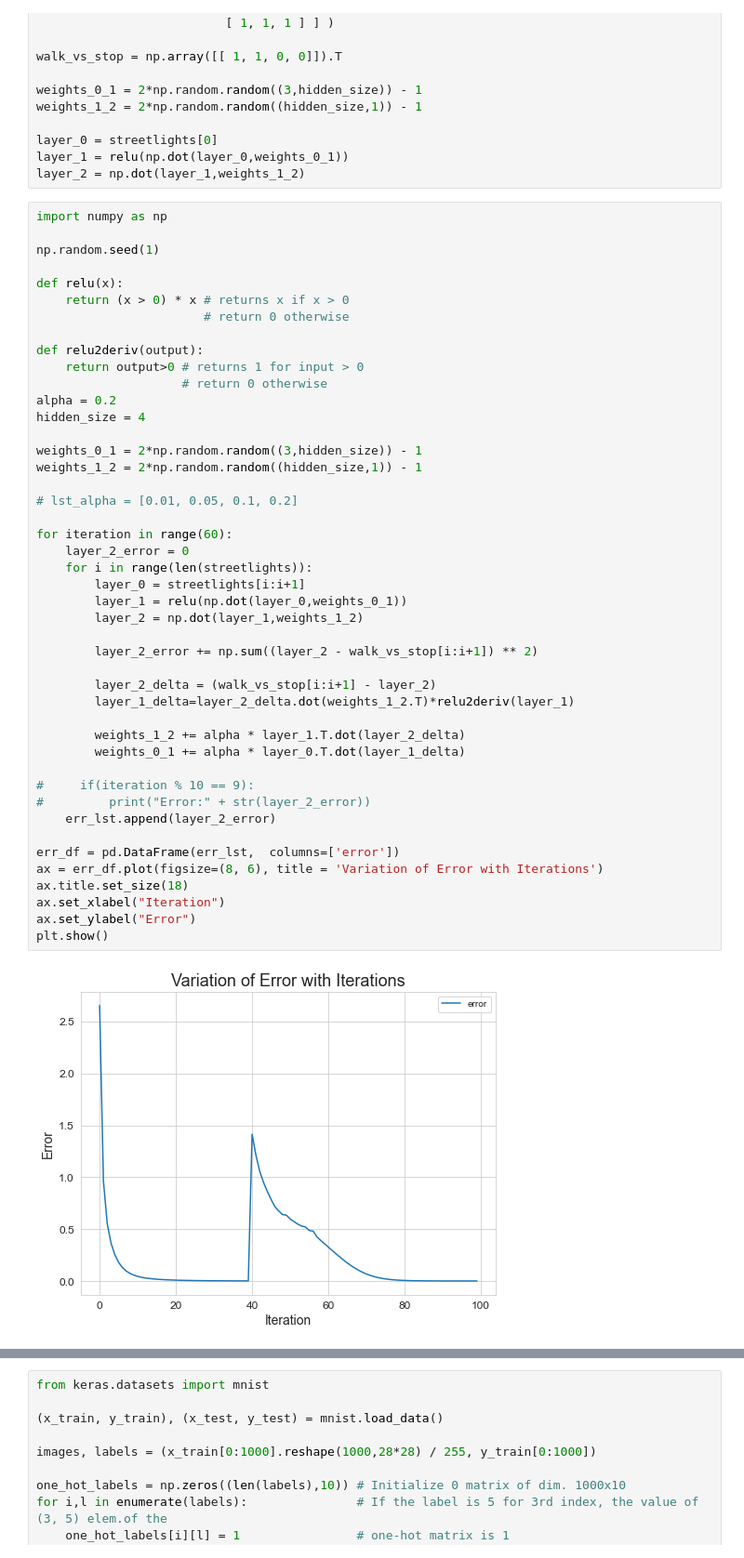
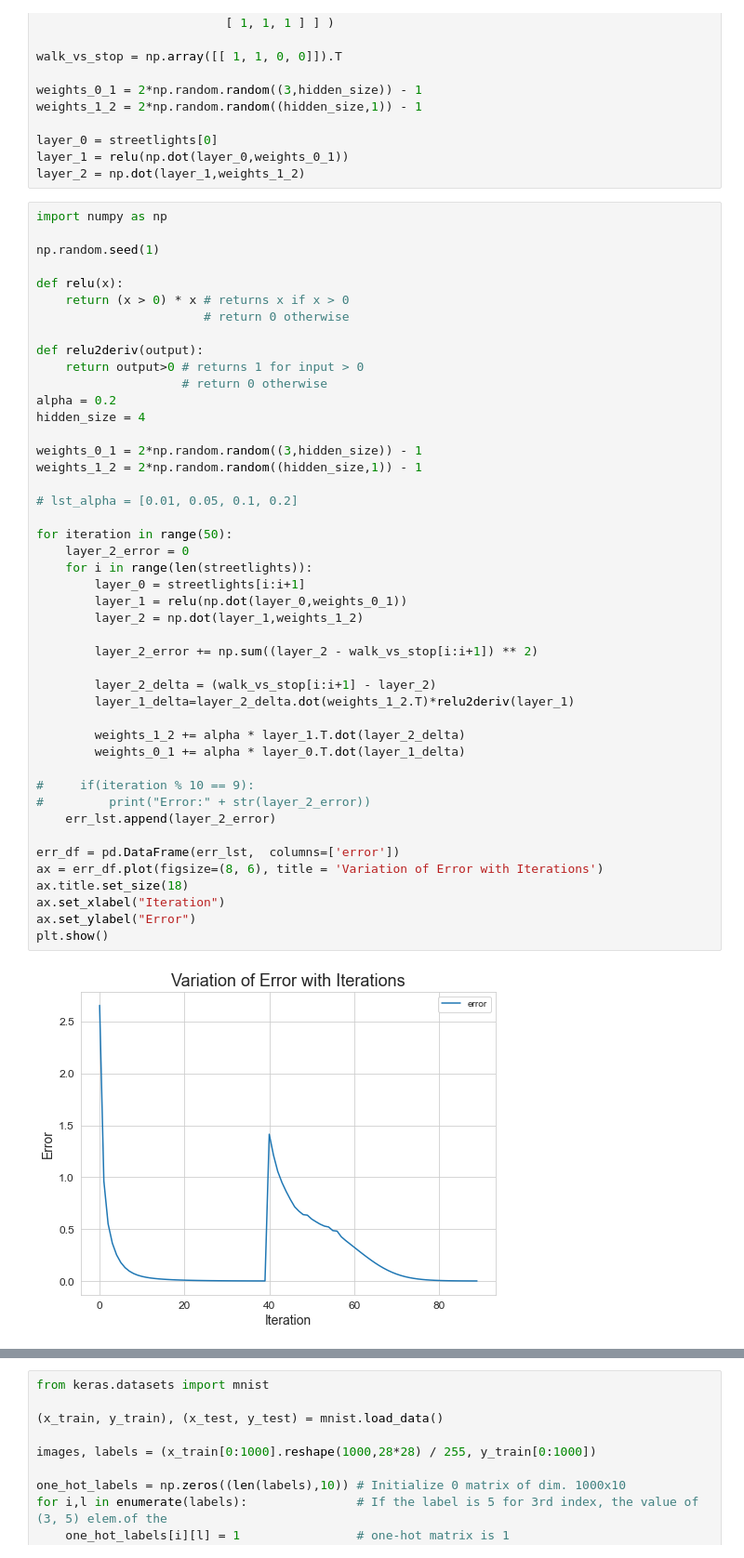
Before and after one commit to AnirbanDatta87/Python, a Jupyter notebook: Concepts/M13 - DL/13.2 ANN - Generalized Gradient Descent.ipynb, the cells around one changed output, grey strips where cells are left out. Shown at 93% size. Drawn from its saved outputs; the diff is of its cells as text.

```diff
--- a/Concepts/M13 - DL/13.2 ANN - Generalized Gradient Descent.ipynb
+++ b/Concepts/M13 - DL/13.2 ANN - Generalized Gradient Descent.ipynb
@@ -199,32 +199,32 @@ hidden_size = 4
 weights_0_1 = 2*np.random.random((3,hidden_size)) - 1
 weights_1_2 = 2*np.random.random((hidden_size,1)) - 1
 
 # lst_alpha = [0.01, 0.05, 0.1, 0.2]
 
-for iteration in range(60):
+for iteration in range(50):
     layer_2_error = 0
     for i in range(len(streetlights)):
         layer_0 = streetlights[i:i+1]
         layer_1 = relu(np.dot(layer_0,weights_0_1))
         layer_2 = np.dot(layer_1,weights_1_2)
 
         layer_2_error += np.sum((layer_2 - walk_vs_stop[i:i+1]) ** 2)
 
         layer_2_delta = (walk_vs_stop[i:i+1] - layer_2)
         layer_1_delta=layer_2_delta.dot(weights_1_2.T)*relu2deriv(layer_1)
 
         weights_1_2 += alpha * layer_1.T.dot(layer_2_delta)
         weights_0_1 += alpha * layer_0.T.dot(layer_1_delta)
 
 #     if(iteration % 10 == 9):
 #         print("Error:" + str(layer_2_error))
     err_lst.append(layer_2_error)
 
 err_df = pd.DataFrame(err_lst,  columns=['error'])
 ax = err_df.plot(figsize=(8, 6), title = 'Variation of Error with Iterations')
 ax.title.set_size(18)
 ax.set_xlabel("Iteration")
 ax.set_ylabel("Error")
 plt.show()
 # %% [output]
-[figure, old version]
+[figure, new version]
```
Also changed, not shown: parts of 9 cells of this notebook.
